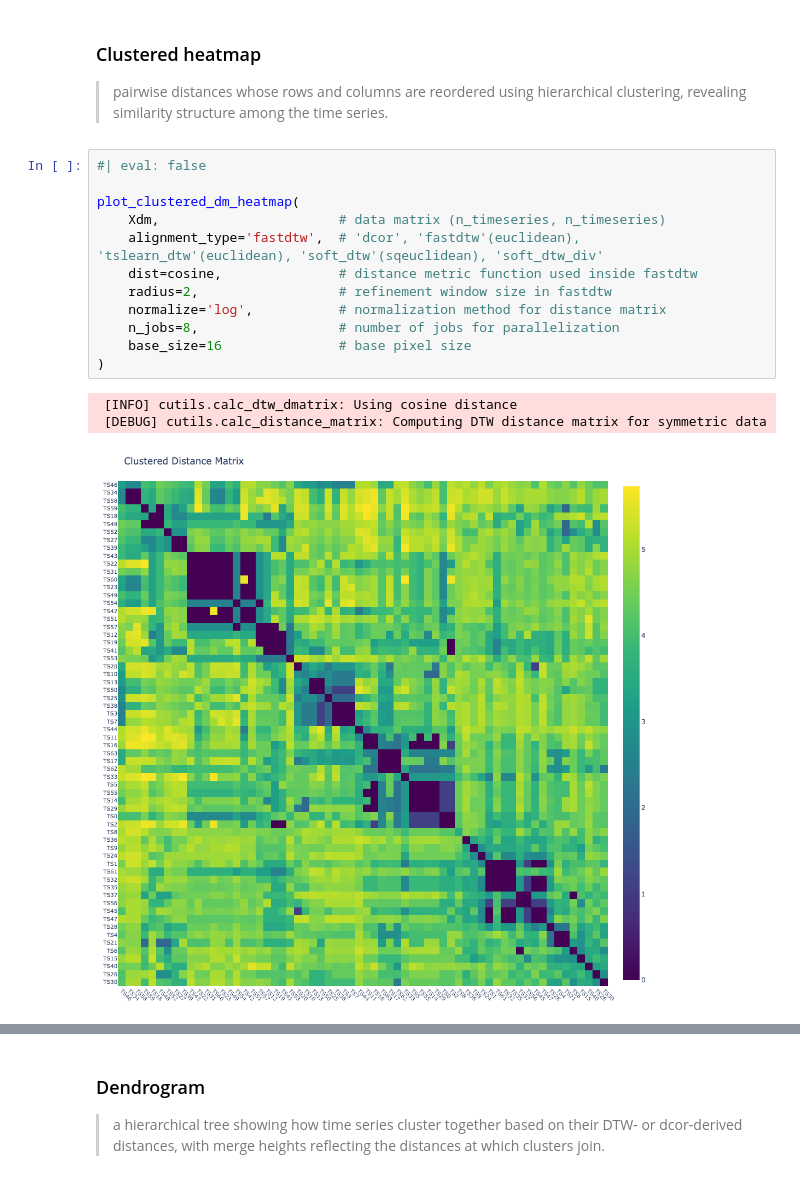
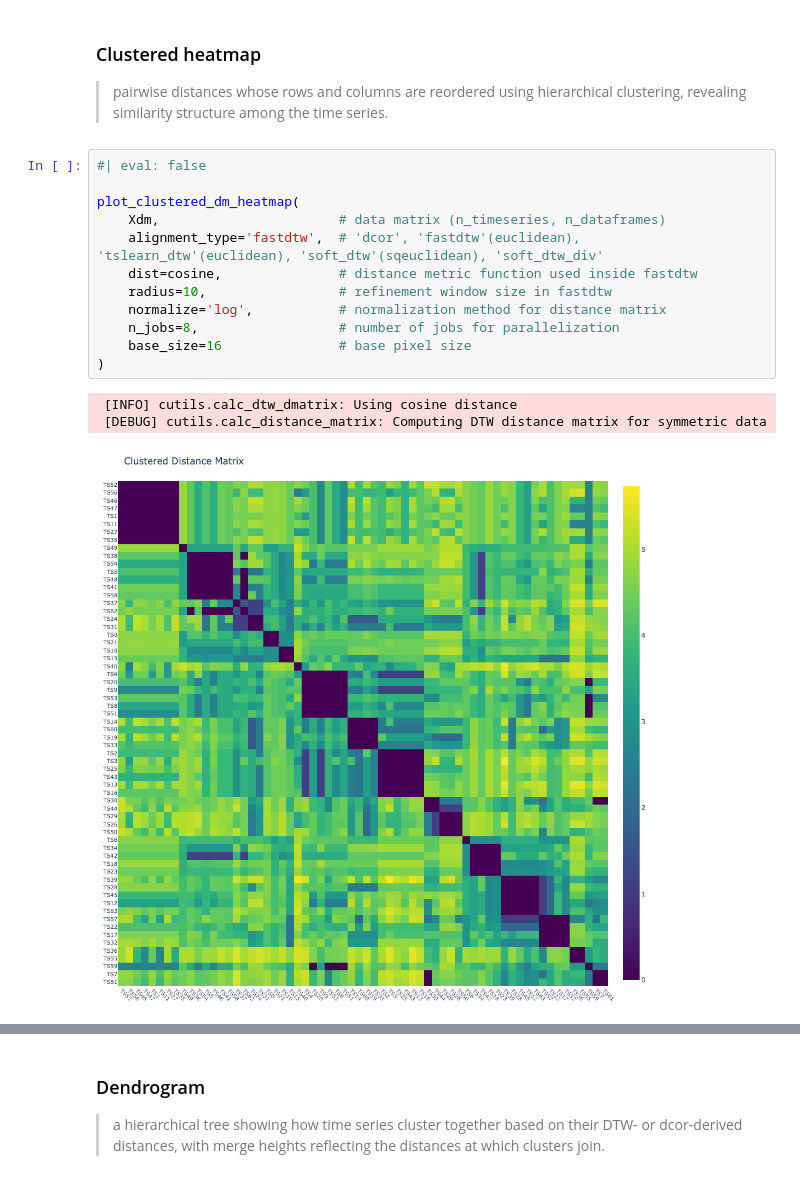
Before and after one commit to rdned/nbdev_fhemb, a Jupyter notebook: nbs/clustering_ex.ipynb, the cells around one changed output, grey strips where cells are left out. Cells and saved outputs as stored; diff of their text form.

```diff
--- a/nbs/clustering_ex.ipynb
+++ b/nbs/clustering_ex.ipynb
@@ -92,16 +92,16 @@ from scipy.spatial.distance import (
 # %%
 #| eval: false
 
 plot_clustered_dm_heatmap(
-    Xdm,                       # data matrix (n_timeseries, n_timeseries)
+    Xdm,                       # data matrix (n_timeseries, n_dataframes)
     alignment_type='fastdtw',  # 'dcor', 'fastdtw'(euclidean), 'tslearn_dtw'(euclidean), 'soft_dtw'(sqeuclidean), 'soft_dtw_div'
     dist=cosine,               # distance metric function used inside fastdtw
-    radius=2,                  # refinement window size in fastdtw
+    radius=10,                 # refinement window size in fastdtw
     normalize='log',           # normalization method for distance matrix
     n_jobs=8,                  # number of jobs for parallelization
     base_size=16               # base pixel size
 )
 # %% [output]
  [INFO] cutils.calc_dtw_dmatrix: Using cosine distance
  [DEBUG] cutils.calc_distance_matrix: Computing DTW distance matrix for symmetric data
-[figure, old version]
+[figure, new version]
```
Also changed, not shown: parts of 18 cells of this notebook, 4 other files.
